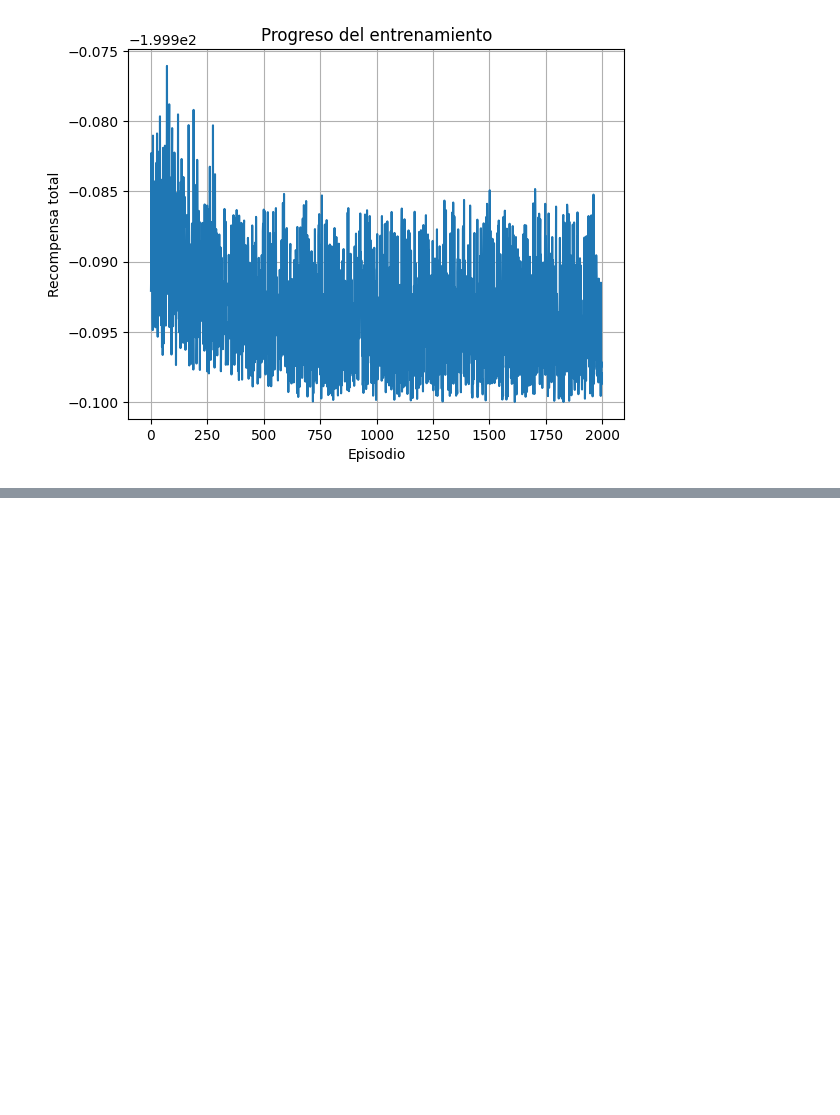
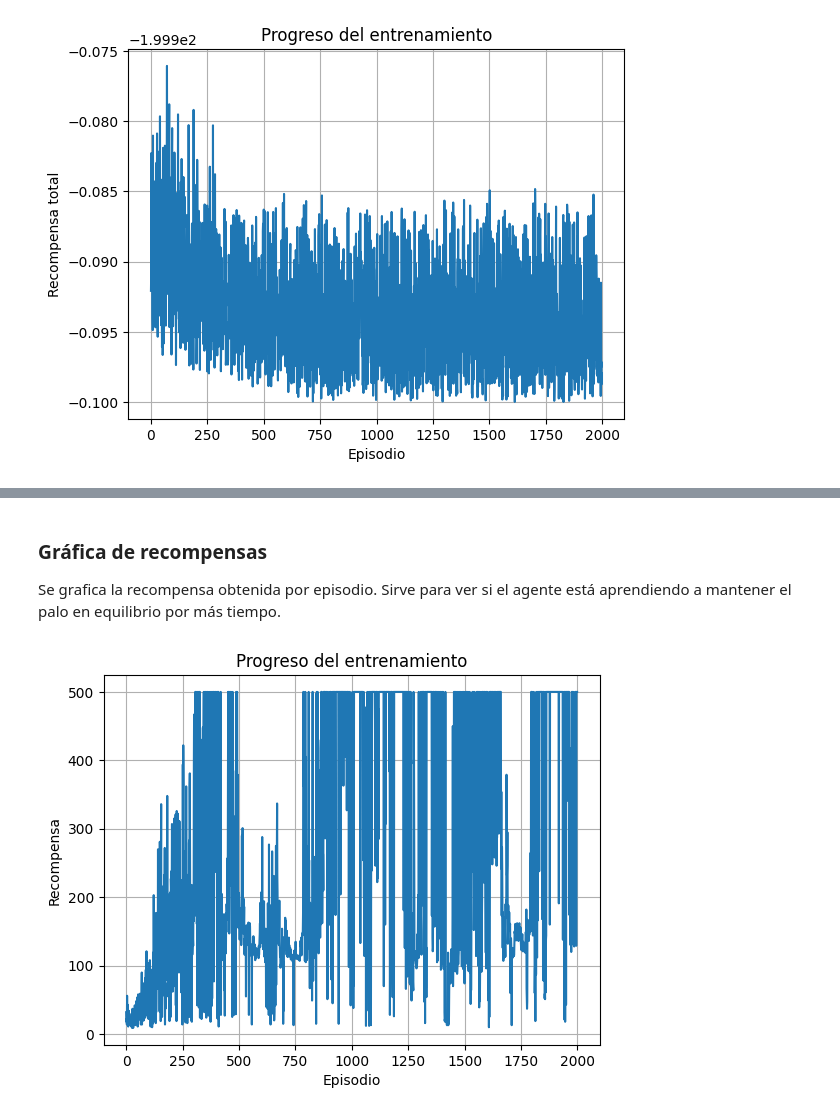
Before and after one commit to Ramdhei-codes/mountain-car, a Jupyter notebook: mountain_car/mountain-car.ipynb, the cells around one changed output, grey strips where cells are left out. Saved outputs shown, nothing was run; the diff lists cells and outputs as text; code cells hidden in the pictures; blank space fills up the shorter version.

```diff
--- a/mountain_car/mountain-car.ipynb
+++ b/mountain_car/mountain-car.ipynb
@@ -810,15 +535,0 @@ Average episode length over last 100 episodes: 200.00
-# %%
-from time import sleep
-
-video_folder = "./cartpole_videos"
-env = gym.make('CartPole-v0', render_mode='rgb_array')
-env = gym.wrappers.RecordVideo(env, video_folder=video_folder, episode_trigger=lambda e: True)
-for i in tqdm.tqdm(range(2)):
-    obs, done, rew = env.reset(), False, 0
-    while (done != True) :
-        A =  agent.get_action(obs, env.action_space.n, epsilon = 0)
-        obs, reward, done, info, _ = env.step(A.item())
-        rew += reward
-        sleep(0.01)
-        env.render()
-    print("episode : {}, reward : {}".format(i,rew))
@@ -826,0 +543,14 @@ error: Out of memory
+# %%
+class DQN(nn.Module):
+    def __init__(self, input_dim, output_dim):
+        super(DQN, self).__init__()
+        self.net = nn.Sequential(
+            nn.Linear(input_dim, 64),
+            nn.ReLU(),
+            nn.Linear(64, 64),
+            nn.ReLU(),
+            nn.Linear(64, output_dim)
+        )
+
+    def forward(self, x):
+        return self.net(x)
@@ -826,0 +563,9 @@ error: Out of memory
+# %%
+def select_action(model, state, epsilon):
+    if random.random() < epsilon:
+        return env.action_space.sample()
+    else:
+        with torch.no_grad():
+            state_tensor = torch.FloatTensor(state).to(device)
+            q_values = model(state_tensor)
+            return torch.argmax(q_values).item()
@@ -826,0 +668,14 @@ error: Out of memory
+# %% [markdown]
+### Gráfica de recompensas
+
+Se grafica la recompensa obtenida por episodio.
+Sirve para ver si el agente está aprendiendo a mantener el palo en equilibrio por más tiempo.
+# %%
+plt.plot(rewards)
+plt.xlabel("Episodio")
+plt.ylabel("Recompensa")
+plt.title("Progreso del entrenamiento")
+plt.grid(True)
+plt.show()
+# %% [output]
+[figure, added]
```
Also changed, not shown: parts of 24 cells of this notebook, 8 other files.
